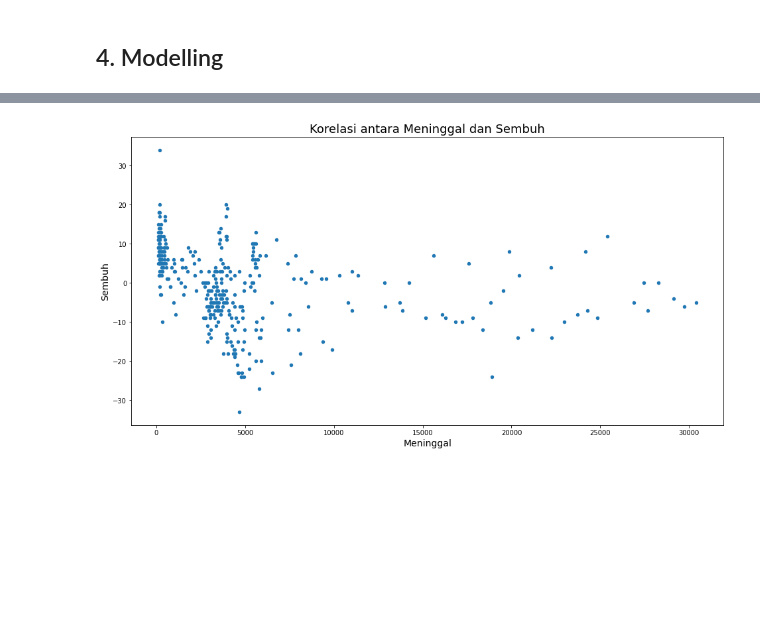
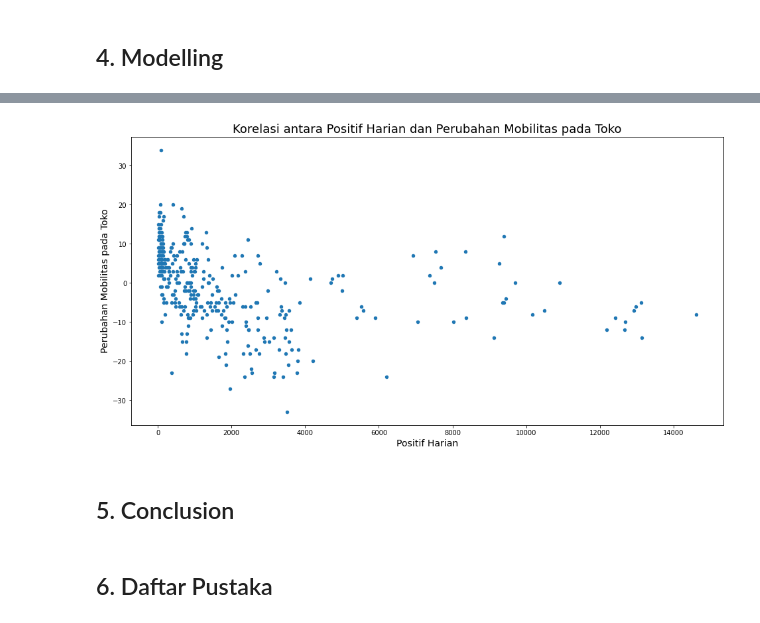
Before and after one commit to ceavinr/dsa-compfest, a Jupyter notebook: DSA-Fourtwo.ipynb, the cells around one changed output, grey strips where cells are left out. Saved outputs shown, nothing was run; the diff lists cells and outputs as text; code cells hidden in the pictures; blank space fills up the shorter version.

```diff
--- a/DSA-Fourtwo.ipynb
+++ b/DSA-Fourtwo.ipynb
@@ -194,8 +233,12 @@ df = pd.concat([data_covid, data_mobilitas], axis=1)
 # %%
-df.plot(kind="scatter", x="Dirawat", y="Grocery And Pharmacy Percent Change From Baseline", figsize=(16,8))
-plt.title("Korelasi antara Meninggal dan Sembuh", fontsize=18)
-plt.xlabel("Meninggal", fontsize=14)
-plt.ylabel("Sembuh", fontsize=14)
+df.plot(kind="scatter", x="Positif Harian", y="Grocery And Pharmacy Percent Change From Baseline", figsize=(16,8))
+plt.title("Korelasi antara Positif Harian dan Perubahan Mobilitas pada Toko", fontsize=18)
+plt.xlabel("Positif Harian", fontsize=14)
+plt.ylabel("Perubahan Mobilitas pada Toko", fontsize=14)
 plt.show()
 # %% [output]
-[figure, old version]
+[figure, new version]
+# %% [markdown]
+## 5. Conclusion
+# %% [markdown]
+## 6. Daftar Pustaka
```
Also changed, not shown: parts of 6 cells of this notebook.
